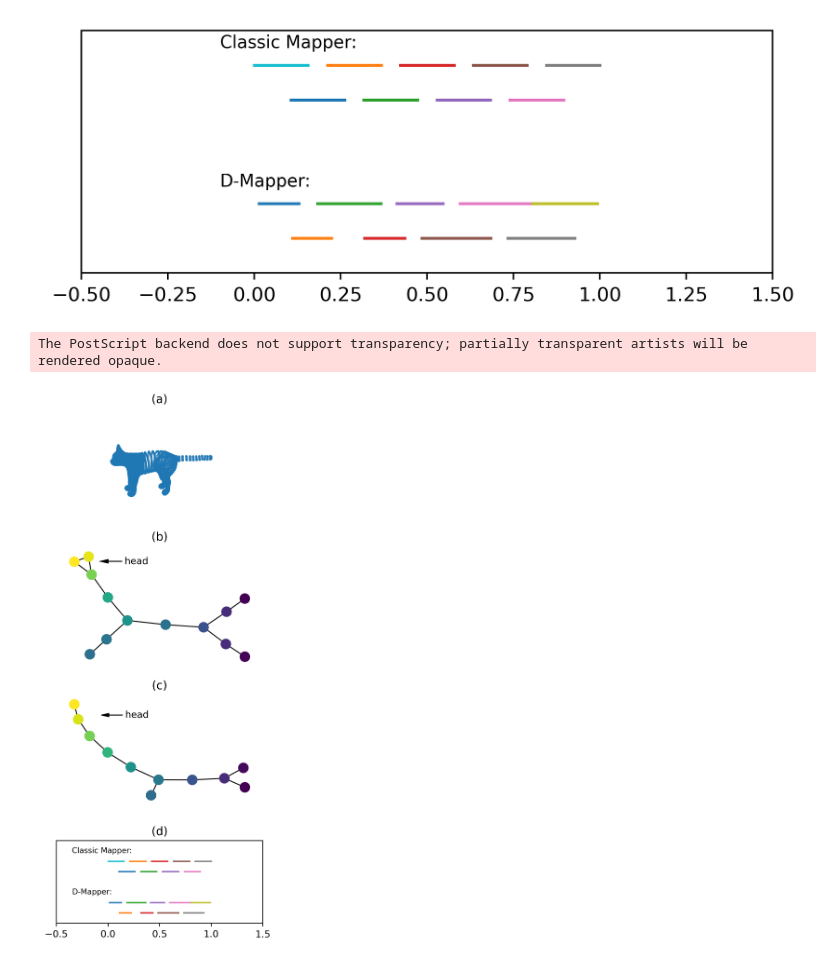
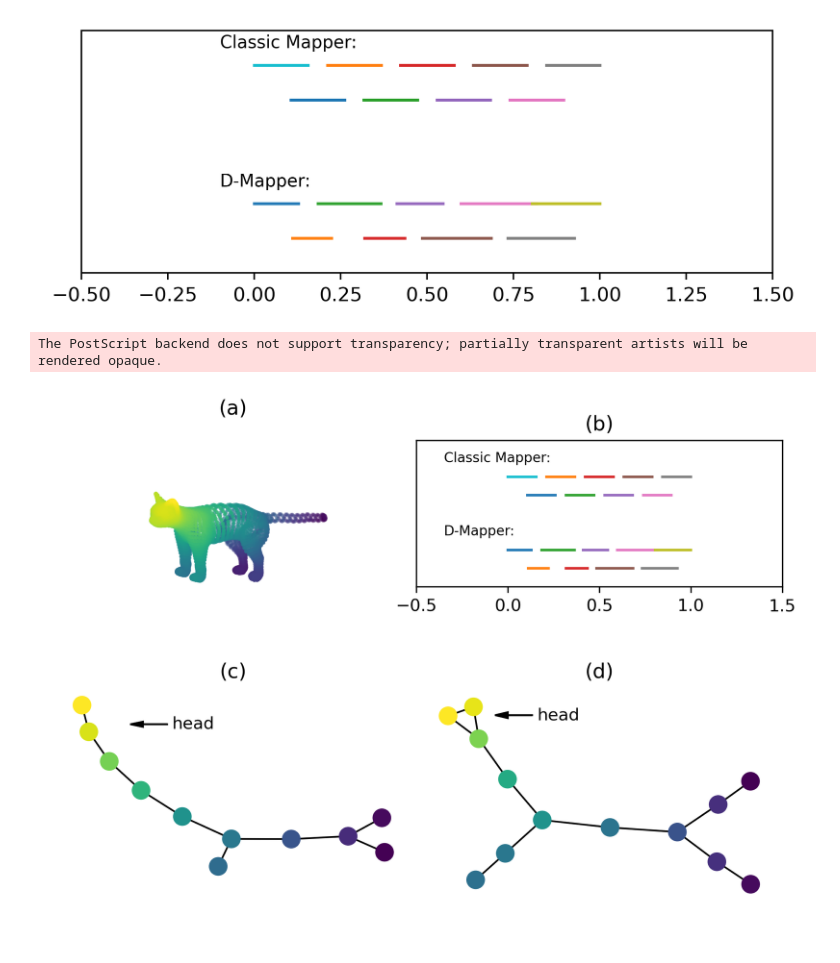
Before and after one commit to ShufeiGe/D-Mapper, a Jupyter notebook: dmapper_examples/cat/cat.ipynb, the cells around one changed output. Drawn from its saved outputs; the diff is of its cells as text; code cells hidden in the pictures.

```diff
--- a/dmapper_examples/cat/cat.ipynb
+++ b/dmapper_examples/cat/cat.ipynb
@@ -52,6 +57,7 @@ def rotation_matrix_z(angle):
         [np.sin(angle), np.cos(angle), 0],
         [0, 0, 1]])
 # %%
+np.random.seed(4)
 mapper = km.D_Mapper(verbose=2)
 data = cat_data
 
@@ -60,7 +66,7 @@ n = 9
 a = 0.01
 
 cover = km.D_Cover(n_cubes = n, alpha = a,max_iter=100000,n_init=10,verbose=1)
-graph = mapper.map(
+graphD = mapper.map(
     projected_data,
     data,
     clusterer = sklearn.cluster.DBSCAN(eps=0.1, min_samples=5),
@@ -69,16 +75,16 @@ graph = mapper.map(
 interval_table_1 = cover.interval_table
 
 color_list1 = []
-for i in range(len(graph['nodes'])):
-    index_list = [l for l in graph['nodes'].values()][i]
+for i in range(len(graphD['nodes'])):
+    index_list = [l for l in graphD['nodes'].values()][i]
     color = np.mean(projected_data[index_list])
     color_list1.append(color)
-G1 = km.adapter.to_networkx(graph)
+G1 = km.adapter.to_networkx(graphD)
 nx.draw(G1, pos=nx.kamada_kawai_layout(G1), node_color=color_list1, node_size =400)
 plt.savefig('catg.png', bbox_inches='tight')
 plt.show()
 
-SC_adj = evaluate.compute_SC_adj(data, projected_data, graph, km.D_Cover(n_cubes = n, alpha = a,max_iter=100000,n_init=10,verbose=0), type = 'd'
+SC_adj = evaluate.compute_SC_adj(data, projected_data, graphD, km.D_Cover(n_cubes = n, alpha = a,max_iter=100000,n_init=10,verbose=0), type = 'd'
                                  , cluster = sklearn.cluster.DBSCAN(eps=0.1, min_samples=5))
 # %% [output]
 D_Mapper(verbose=2)
@@ -222,61 +210,69 @@ layout2 = {'cube0_cluster0': np.array([ 0.98334788, -0.11826101]), 'cube0_cluste
             'cube6_cluster0': np.array([-0.70969508,  0.40558351]), 'cube7_cluster0': np.array([-0.83656155,  0.68018964]), 'cube8_cluster0': np.array([-0.87905625,  0.92742454])}
 # %%
 
-fig = plt.figure(figsize=(6, 8),dpi=350)
+fig = plt.figure(figsize=(6, 8),dpi=300)
 s=1
+
 # add subfig
 cat_data = load_obj("cat-reference.obj")
-cat_data = np.dot(cat_data,rotation_matrix_z(90) )
-cat_data = np.dot(cat_data,rotation_matrix_y(85) )
-cat_data = np.dot(cat_data,rotation_matrix_z(-45))
+
+'''cat_data = np.dot(cat_data,rotation_matrix_x(-85) )
+cat_data = np.dot(cat_data,rotation_matrix_y(5))
+cat_data = np.dot(cat_data,rotation_matrix_z(5))'''
+
+
+
+cat_data = np.dot(cat_data,rotation_matrix_x(-82) )
+cat_data = np.dot(cat_data,rotation_matrix_y(12))
+cat_data = np.dot(cat_data,rotation_matrix_z(30) )
+
 xd = cat_data[:,0]
 yd = cat_data[:,1]
 zd = cat_data[:,2]
 
 ax = fig.add_axes([0, 0.75,0.5,0.22],projection='3d', proj_type='ortho')
-ax.scatter3D(s*xd,s*yd,s*zd, cmap='Blues',s=2)
+ax.scatter3D(s*xd,s*yd,s*zd, c = projected_data,s=2)
 ax.grid(None)
 ax.axis('off')
 ax.set_title("(a)")
 axis = plt.gca()
 axis.margins(-0.499999)
 
-ax1 = fig.add_axes([0, 0.5,0.5,0.22])
+ax1 = fig.add_axes([0.5, 0.769,0.5,0.22])
 ax1.set_title("(b)")
-nx.draw(G1, pos=layout1, node_color=color_list1, node_size =100, ax=ax1)
-plt.arrow(-0.35, 0.75,-0.15,0,head_width=0.05,head_length=0.08,fc='black')
-plt.text(-0.32, 0.71, 'head', fontsize=10)
-
-
-ax2 = fig.add_axes([0, 0.25, 0.5,0.2])
-ax2.set_title("(c)")
-nx.draw(G2, pos=layout2, node_color=color_list2, node_size =100, ax=ax2)
-plt.arrow(-0.35, 0.75,-0.15,0,head_width=0.05,head_length=0.08,fc='black')
-plt.text(-0.32, 0.71, 'head', fontsize=10)
-
-ax3 = fig.add_axes([0, 0, 0.5 ,0.22])
-ax3.set_title("(d)")
 for i in range(1,interval_table_1.shape[1]+1):
     plt.plot([interval_table_1[0,i-1],interval_table_1[1,i-1]],[0.1*(i % 2)-2,0.1*(i%2)-2])
 
 #mapper interval
 for i in range(1,interval_table_2.shape[1]+1):
     plt.plot([interval_table_2[0,i-1],interval_table_2[1,i-1]],[0.1*(i % 2)-1.6,0.1*(i%2)-1.6])
-
-plt.text(-0.35, -1.82, 'D-Mapper:', fontsize=8)
-plt.text(-0.35, -1.42, 'Classic Mapper:', fontsize=8)
-
 ax = plt.gca()
 ax.set_aspect(1)
 plt.xlim((-0.5, 1.5))
 plt.ylim((-2.1, -1.3))
 plt.yticks([])
+plt.text(-0.35, -1.82, 'D-Mapper:', fontsize=8)
+plt.text(-0.35, -1.42, 'Classic Mapper:', fontsize=8)
+
+
+
+ax2 = fig.add_axes([0, 0.5, 0.5,0.2])
+ax2.set_title("(c)")
+nx.draw(G2, pos=layout2, node_color=color_list2, node_size =100, ax=ax2)
+plt.arrow(-0.35, 0.75,-0.15,0,head_width=0.05,head_length=0.08,fc='black')
+plt.text(-0.32, 0.71, 'head', fontsize=10)
+
+ax3 = fig.add_axes([0.5, 0.48, 0.5 ,0.22])
+ax3.set_title("(d)")
+nx.draw(G1, pos=layout1, node_color=color_list1, node_size =100, ax=ax3)
+plt.arrow(-0.35, 0.75,-0.15,0,head_width=0.05,head_length=0.08,fc='black')
+plt.text(-0.32, 0.71, 'head', fontsize=10)
 
 
 # save and show
 #plt.savefig("cat.jpg",dpi=350, bbox_inches='tight')
 plt.savefig("cat.eps", bbox_inches='tight')
 plt.show()
 # %% [output]
 The PostScript backend does not support transparency; partially transparent artists will be rendered opaque.
-[figure, old version]
+[figure, new version]
```
Also changed, not shown: parts of 3 cells of this notebook.
